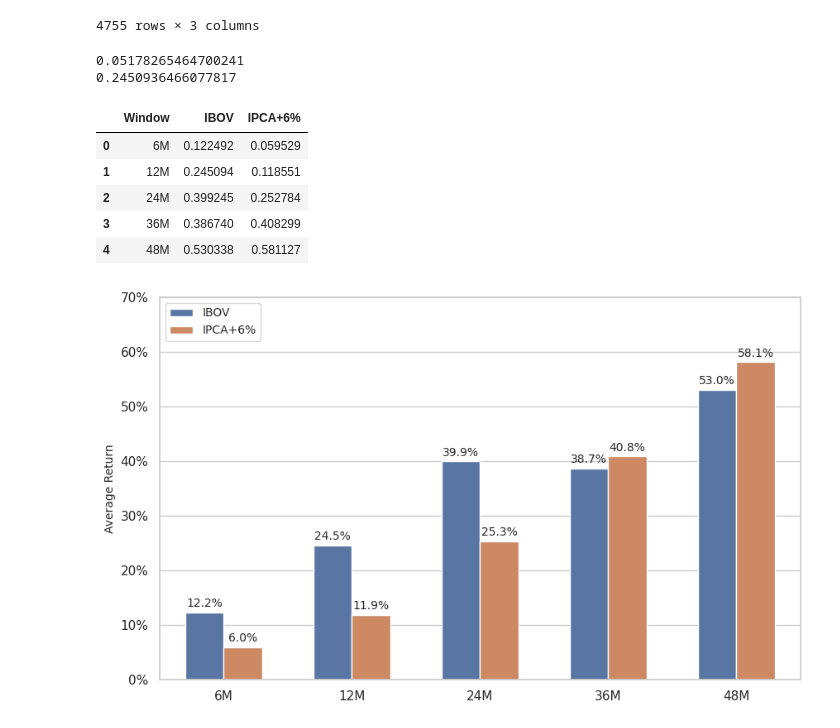
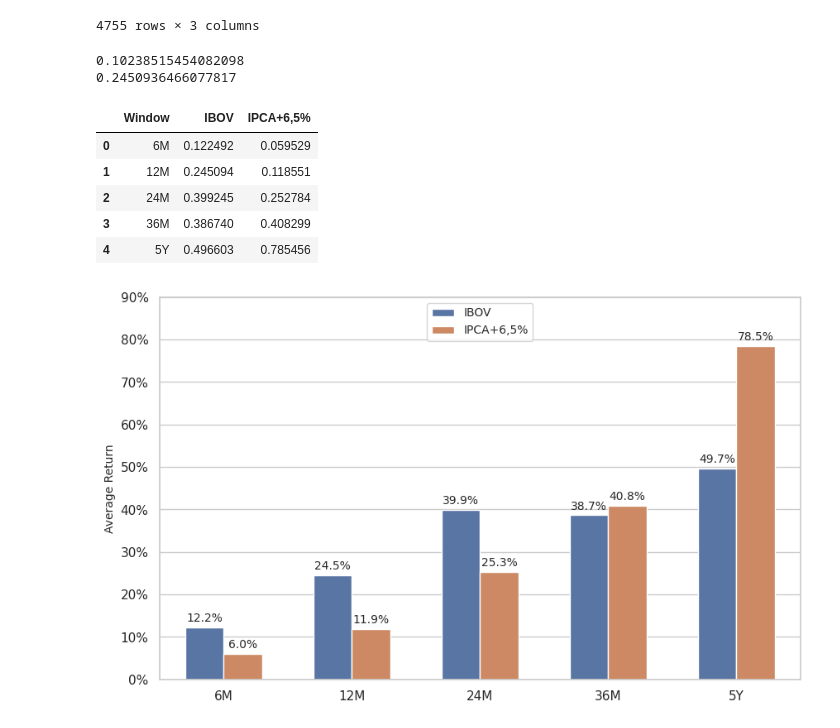
Before and after one commit to ianaraujo/ntnb-ibov-backtest, a Jupyter notebook: backtest.ipynb, the cells around one changed output. Drawn from its saved outputs; the diff is of its cells as text; code cells hidden in the pictures.

```diff
--- a/backtest.ipynb
+++ b/backtest.ipynb
@@ -121,17 +121,17 @@ rolling_condition_returns = []
 for i in range(window_size, len(serie_historica) + 1):
     window = serie_historica.iloc[i - window_size:i]
 
+    ibov_return = (window['IBOV'].iloc[-1] / window['IBOV'].iloc[0]) - 1
+    rolling_returns.append(ibov_return)
+
     if window.iloc[0, 1] >= 6.5:
         ibov_condition_return = (window['IBOV'].iloc[-1] / window['IBOV'].iloc[0]) - 1
         rolling_condition_returns.append(ibov_condition_return)
-    else:
-        ibov_return = (window['IBOV'].iloc[-1] / window['IBOV'].iloc[0]) - 1
-        rolling_returns.append(ibov_return)
 
 print(np.mean(rolling_returns))
 print(np.mean(rolling_condition_returns))
 # %% [output]
-0.05178265464700241
+0.10238515454082098
 0.2450936466077817
 # %%
 def get_ipca_return(data: pd.Series, taxa_fixa: float) -> float:
@@ -147,7 +147,7 @@ sizes = {
     '12M': 252,
     '24M': 504,
     '36M': 756,
-    '48M': 1008,
+    '5Y': 1260,
 }
 
 taxa_diaria_fixa = (1 + 0.065)**(1 / 252) - 1
@@ -164,56 +164,56 @@ for label, window_size in sizes.items():
             ibov_return = (window['IBOV'].iloc[-1] / window['IBOV'].iloc[0]) - 1
             ipca_return = get_ipca_return(window['IPCA Diario'], taxa_fixa=taxa_diaria_fixa)
 
-            returns.append({'IBOV': ibov_return, 'IPCA+6%': ipca_return})
+            returns.append({'IBOV': ibov_return, 'IPCA+6,5%': ipca_return})
 
     ibov_mean = np.mean([d['IBOV'] for d in returns if 'IBOV' in d])
-    ipca_mean = np.mean([d['IPCA+6%'] for d in returns if 'IPCA+6%' in d])
+    ipca_mean = np.mean([d['IPCA+6,5%'] for d in returns if 'IPCA+6,5%' in d])
 
-    avg_return.append({'Window': label, 'IBOV': ibov_mean, 'IPCA+6%': ipca_mean})
+    avg_return.append({'Window': label, 'IBOV': ibov_mean, 'IPCA+6,5%': ipca_mean})
 
 avg_return = pd.DataFrame(avg_return)
 
 avg_return
 # %% [output]
-|  | Window | IBOV | IPCA+6% |
+|  | Window | IBOV | IPCA+6,5% |
 | 0 | 6M | 0.122492 | 0.059529 |
 | 1 | 12M | 0.245094 | 0.118551 |
 | 2 | 24M | 0.399245 | 0.252784 |
 | 3 | 36M | 0.386740 | 0.408299 |
-| 4 | 48M | 0.530338 | 0.581127 |
+| 4 | 5Y | 0.496603 | 0.785456 |
 # %%
 data = pd.melt(avg_return, id_vars='Window', var_name='Investment', value_name='Average Return')
 
 plt.figure(figsize=(10, 6))
 
 g = sns.barplot(
     data,
     x='Window',
     y='Average Return',
     hue='Investment',
     width=0.6
 )
 
 for p in g.patches:
     height = p.get_height()
     if height != 0:
         g.annotate(
             f'{height:.1%}',
             (p.get_x() + p.get_width() / 2, height),
             ha='center',
             fontsize=10,
             xytext=(0, 5),
             textcoords='offset points'
         )
 
 
-g.set(yticks=[0, 0.1, 0.2, 0.3, 0.4, 0.5, 0.6, 0.7])
-g.set_yticklabels(['0%', '10%', '20%', '30%', '40%', '50%', '60%', '70%'])
+g.set(yticks=[0, 0.1, 0.2, 0.3, 0.4, 0.5, 0.6, 0.7, 0.8, 0.9])
+g.set_yticklabels(['0%', '10%', '20%', '30%', '40%', '50%', '60%', '70%', '80%', '90%'])
 
 plt.xlabel('')
 plt.ylabel('Average Return', fontsize=10)
-plt.legend(title='', loc='upper left', fontsize=10)
+plt.legend(title='', loc='upper center', fontsize=10)
 
 plt.show()
 # %% [output]
-[figure, old version]
+[figure, new version]
```
Also changed, not shown: parts of 3 cells of this notebook.
